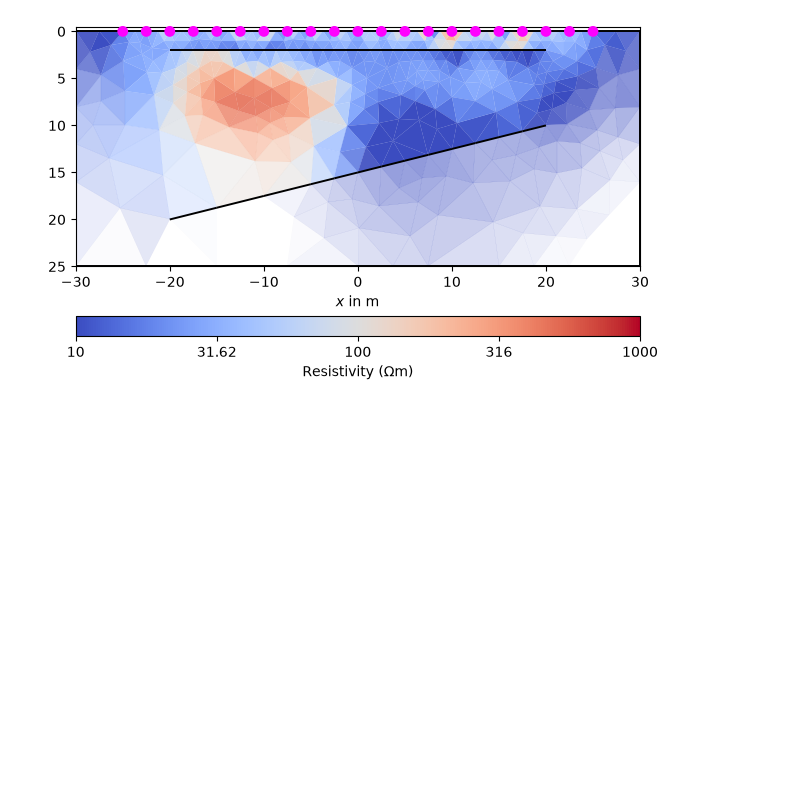
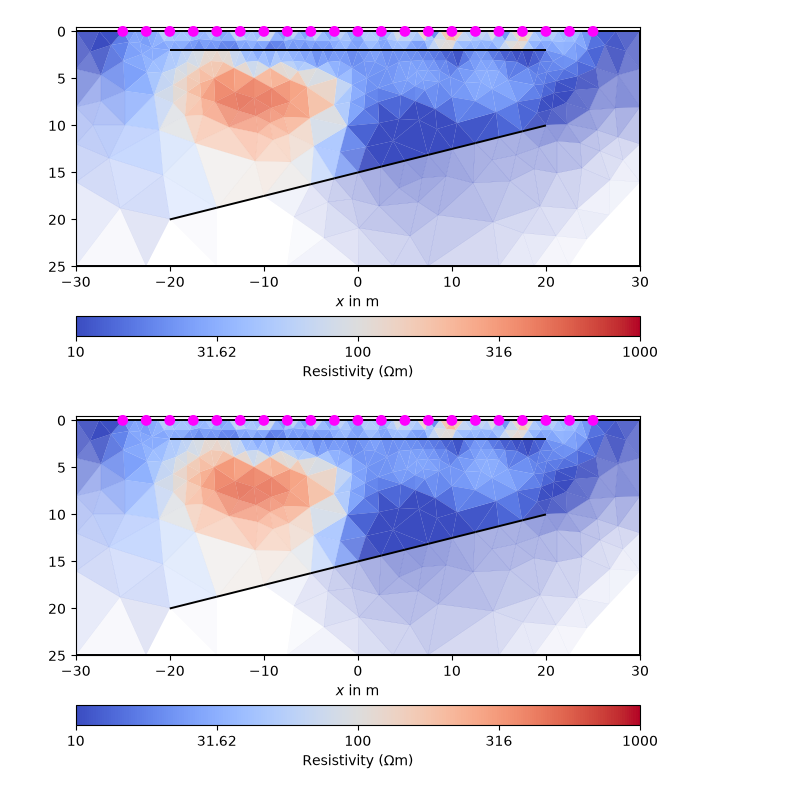
Before and after one commit to Jyotirmoyp/GEO4120-ERT-2026, a Jupyter notebook: class_nb1_syn_ERT.ipynb, the cells around one changed output. Saved outputs shown, nothing was run; the diff lists cells and outputs as text; code cells hidden in the pictures; blank space fills up the shorter version.

```diff
--- a/class_nb1_syn_ERT.ipynb
+++ b/class_nb1_syn_ERT.ipynb
@@ -389,3 +397,9 @@ mgr.showResult(cMap = 'coolwarm', cMax = 1000, cMin = 10, logscale =True)
 # %% [output]
 (<Axes: xlabel='$x$ in m'>, <matplotlib.colorbar.Colorbar at 0x...>)
 [figure]
+# %%
+# to save figure
+ax, cb = mgr.showResult(cMap='coolwarm', cMin=10, cMax=1000, logScale=True)
+ax.figure.savefig("lake_result.png", dpi=300, bbox_inches="tight")
+# %% [output]
+[figure, added]
```
Also changed, not shown: parts of 4 cells of this notebook.
